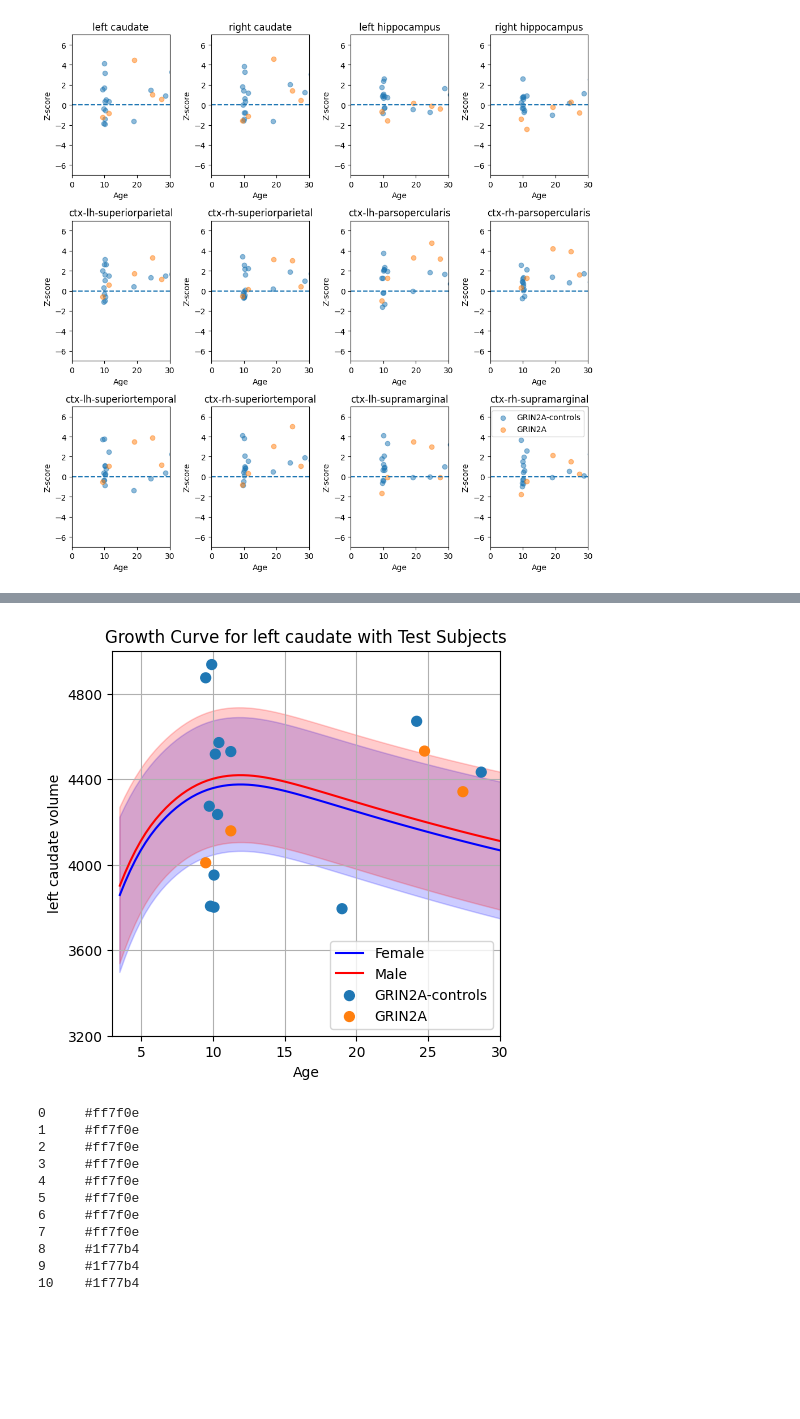
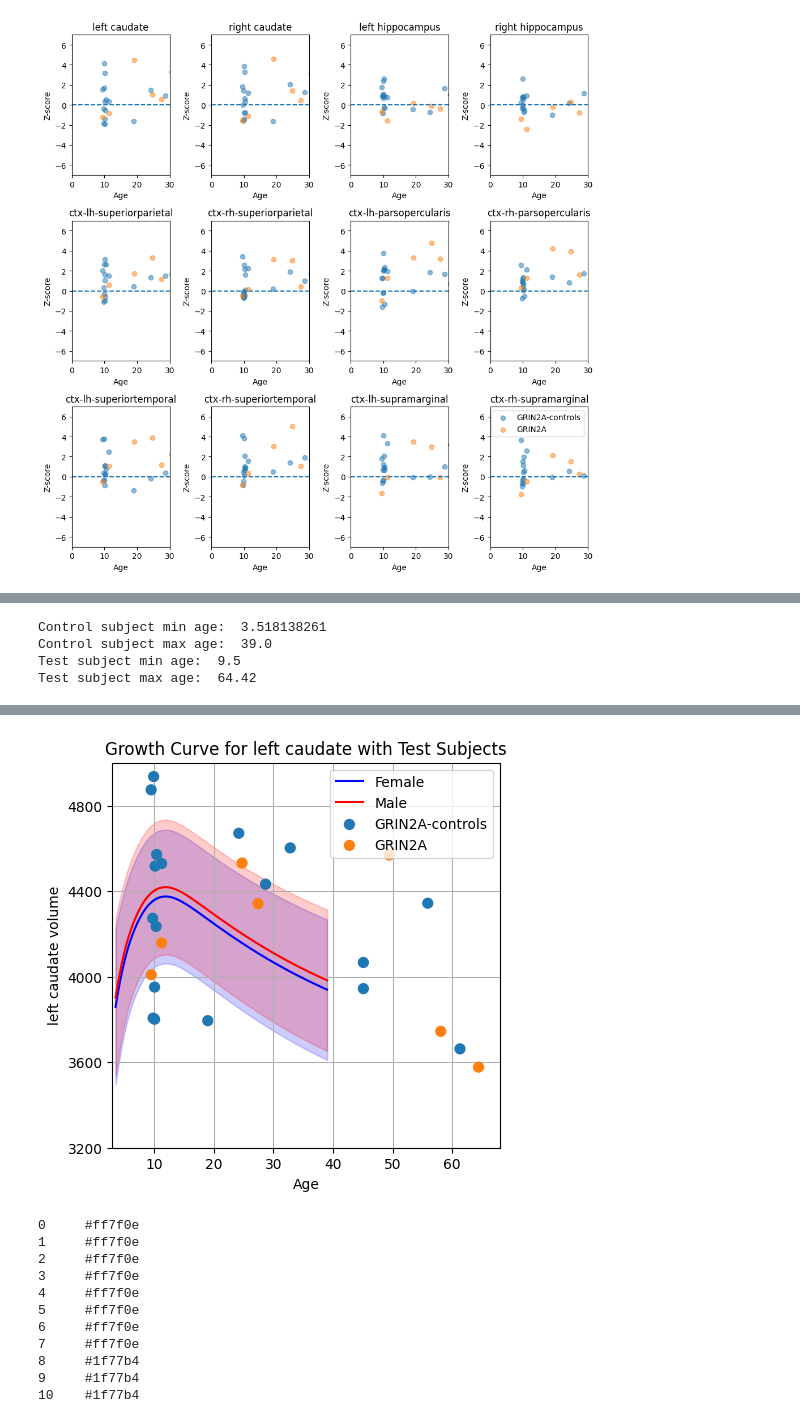
Before and after one commit to hwanguc/geneticBrainMap, a Jupyter notebook: notebooks/cre_braingrowthcurve_plots_grin2a.ipynb, the cells around one changed output, grey strips where cells are left out. Cells and saved outputs as stored; diff of their text form; code cells hidden in the pictures; blank space fills up the shorter version.

Commit message:
Changed the age limit on growth curve plots to reflect the age range of the test subjects.

```diff
--- a/notebooks/cre_braingrowthcurve_plots_grin2a.ipynb
+++ b/notebooks/cre_braingrowthcurve_plots_grin2a.ipynb
@@ -199,6 +199,17 @@ for ri,roi in enumerate(sorted_rois):
         ts[ri,gi]=t
         ps[ri,gi]=p
         #print(f'{gene1} vs {gene2} t={t}, p={p}')
+# %%
+# Inspect the min and max ages of control and test subjects
+print("Control subject min age: ", vsp.controls['Age'].min())
+print("Control subject max age: ", vsp.controls['Age'].max())
+print("Test subject min age: ", vsp.test_subs['Age'].min())
+print("Test subject max age: ", vsp.test_subs['Age'].max())
+# %% [output]
+Control subject min age:  3.518138261
+Control subject max age:  39.0
+Test subject min age:  9.5
+Test subject max age:  64.42
 # %%
 from pygam import LinearGAM,s, f, ExpectileGAM
 controls = vsp.controls
@@ -277,9 +288,9 @@ plt.ylabel(f'{roi} volume')
 plt.title(f'Growth Curve for {roi} with Test Subjects')
 plt.legend()
 plt.grid(True)
-plt.xlim([3,30])
+plt.xlim([3,68])
 plt.ylim([3200,5000])
-plt.yticks([3200, 3600,4000,4400, 4800])
+plt.yticks([3200,3600,4000,4400,4800])
 plt.savefig('../outputs/growth_curve.pdf')
 # %% [output]
   0% (0 of 11) |                         | Elapsed Time: 0:00:00 ETA:  --:--:--
@@ -287,8 +298,8 @@ plt.savefig('../outputs/growth_curve.pdf')
 100% (11 of 11) |########################| Elapsed Time: 0:00:00 Time:  0:00:00
   0% (0 of 11) |                         | Elapsed Time: 0:00:00 ETA:  --:--:--
  63% (7 of 11) |###############          | Elapsed Time: 0:00:00 ETA:   0:00:00
 100% (11 of 11) |########################| Elapsed Time: 0:00:00 Time:  0:00:00
-[figure, old version]
+[figure, new version]
 # %%
 test_gene_colors
 # %% [output]
```
Also changed, not shown: parts of 6 cells of this notebook, 1 other file.
